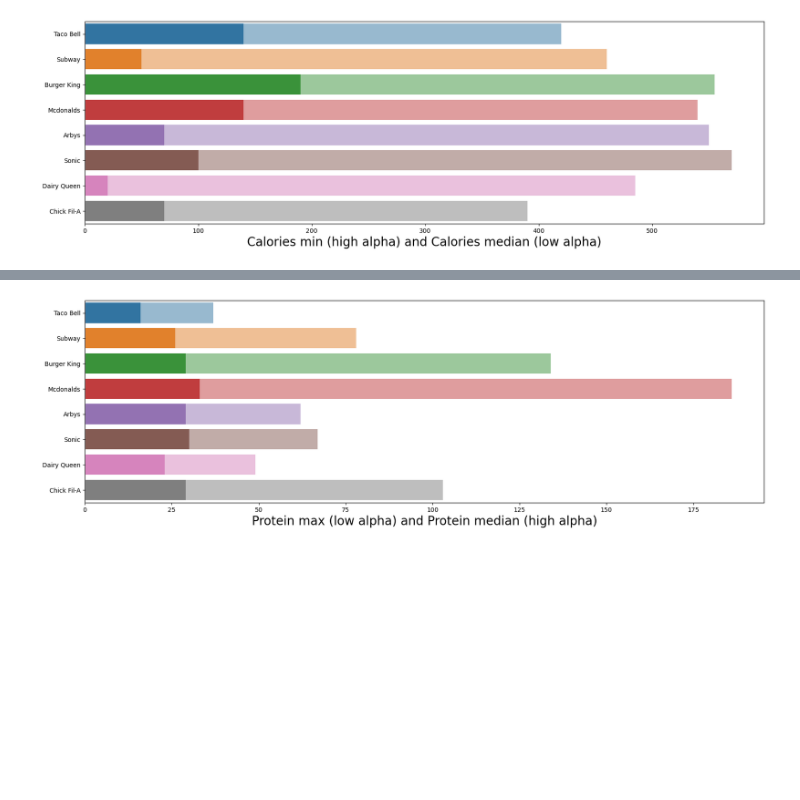
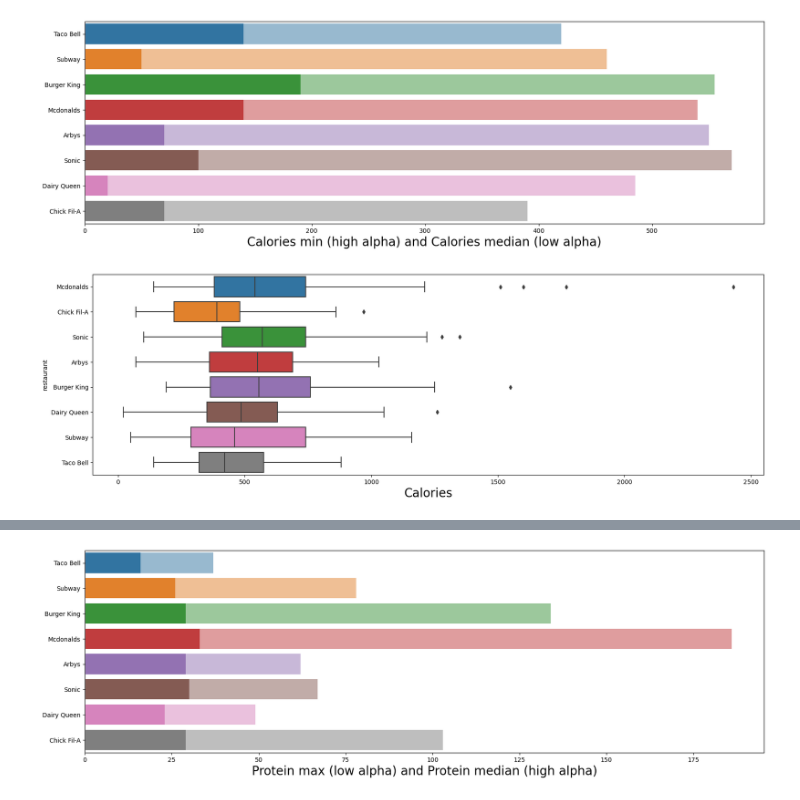
Before and after one commit to ZachMajernik/DataScience1, a Jupyter notebook: FinalProject/FinalProjectDataset.ipynb, the cells around one changed output, grey strips where cells are left out. Cells and saved outputs as stored; diff of their text form; code cells hidden in the pictures; blank space fills up the shorter version.

```diff
--- a/FinalProject/FinalProjectDataset.ipynb
+++ b/FinalProject/FinalProjectDataset.ipynb
@@ -172,5 +203,15 @@ plt.xlabel("Calories min (high alpha) and Calories median (low alpha)", fontsize
 plt.show()
 # %% [output]
 [figure]
+# %%
+plt.figure(figsize = (20,6))
+
+sns.boxplot(data=df, x=df['calories'], y=df['restaurant'])
+
+plt.xlabel("Calories", fontsize=20)
+
+plt.show()
+# %% [output]
+[figure, added]
 # %%
 print(mins['calories'][dq])
```
Also changed, not shown: parts of 9 cells of this notebook, 7 other files.
